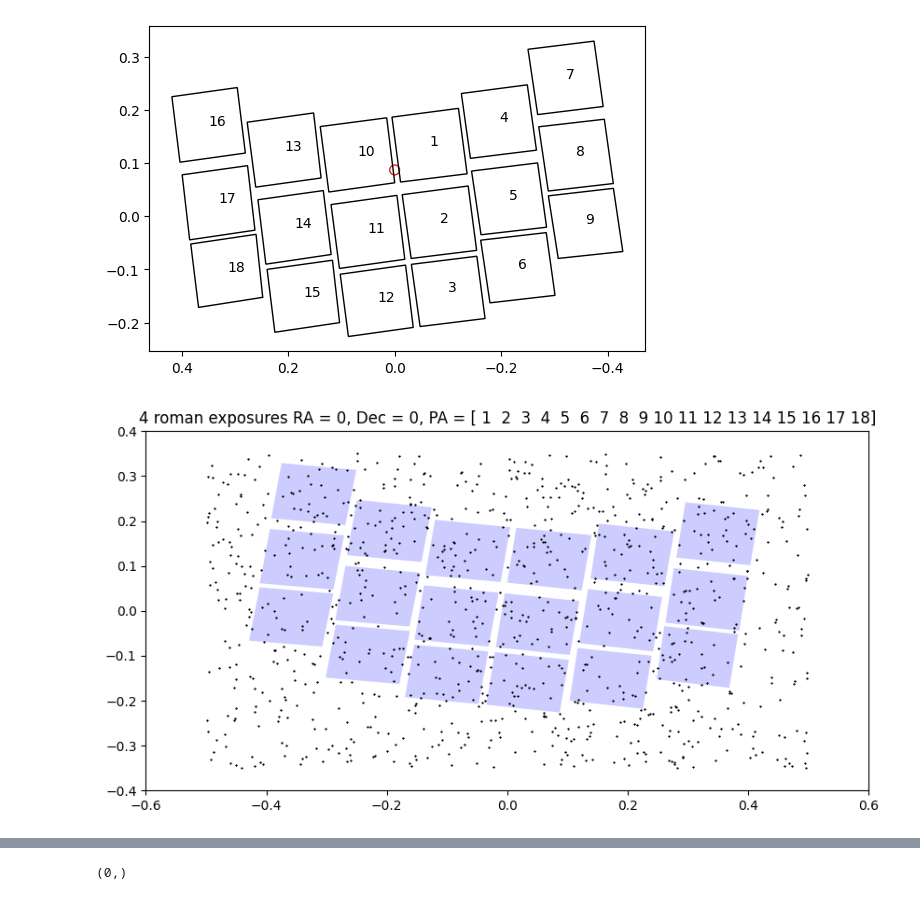
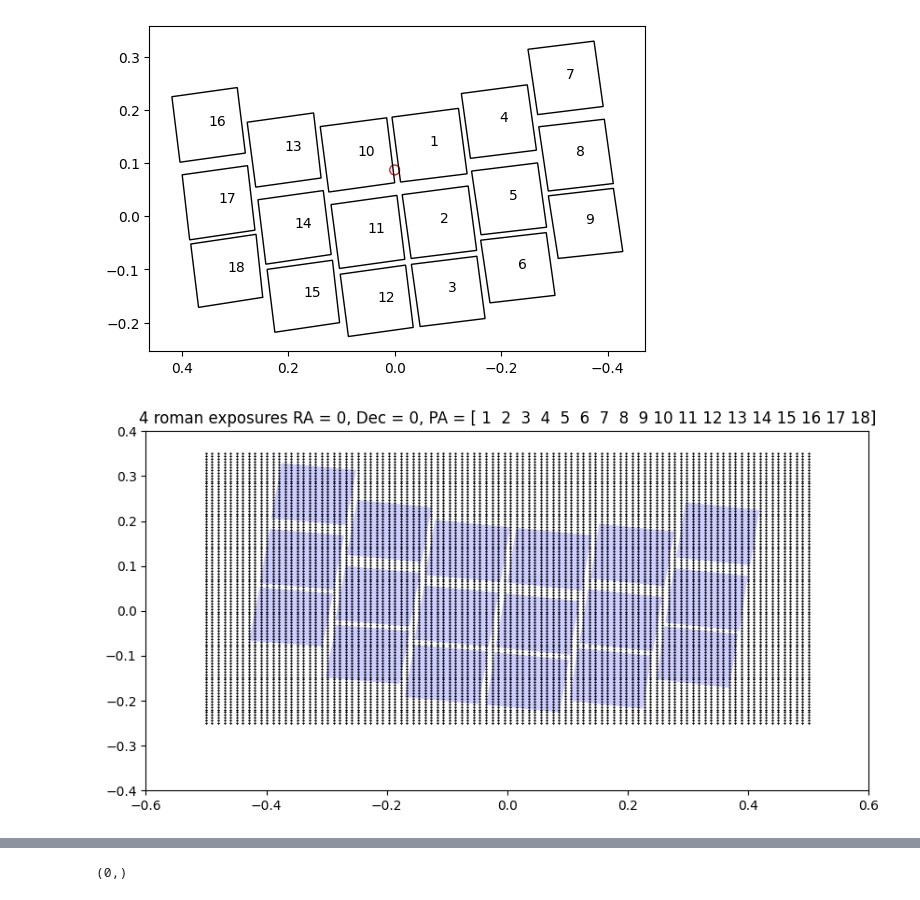
Before and after one commit to roman-grs-pit/relativefluxcalibration_test, a Jupyter notebook: wavelength_dependent_sca_grism.ipynb, the cells around one changed output, grey strips where cells are left out. Saved outputs shown, nothing was run; the diff lists cells and outputs as text; code cells hidden in the pictures.

```diff
--- a/wavelength_dependent_sca_grism.ipynb
+++ b/wavelength_dependent_sca_grism.ipynb
@@ -145,28 +140,37 @@ def quad_to_square_transform(x, y, src_corners, src_size=4088):
 # %%
 fig, ax = plt.subplots(figsize = (10,5))
 
-
+##sim parameters
+ns = 10000 # initial number of stars
+exp = np.arange(len(footprints))+1
+Nexp = len(exp)
 
 for footprint in exp:
   data = footprints[footprint]
   corners = data['vertices']
   polygon = patches.Polygon(corners, closed=True, alpha = 0.2, facecolor = 'blue')
 
   ax.add_patch(polygon)
 
 plt.title("4 roman exposures RA = 0, Dec = 0, PA = {}".format(exp))
 
-stars_x = (np.random.rand(ns) - 0.5)*1
-stars_y = (np.random.rand(ns) - 0.5)*0.7
+# stars_x = (np.random.rand(ns) - 0.5)*1
+# stars_y = (np.random.rand(ns) - 0.5)*0.7
+
+stars_x = np.linspace(-0.5,0.5, 100)
+stars_x = np.tile(stars_x, 100)
+stars_y = np.linspace(-0.25,0.35,100)
+stars_y = np.sort(np.repeat(stars_y, 100))
+
 plt.xlim(-0.6, 0.6)
 plt.ylim(-0.4, 0.4)
 
 plt.plot(stars_x, stars_y, "*", color = "black", markersize = 1)
 # plt.gca().invert_xaxis()
 # plt.plot(star[0], star[1], "*", color = "black", markersize = 3)
 plt.show()
 # %% [output]
-[figure, old version]
+[figure, new version]
 # %%
 #create lists of paths for exposures
 
```
Also changed, not shown: parts of 15 cells of this notebook.
